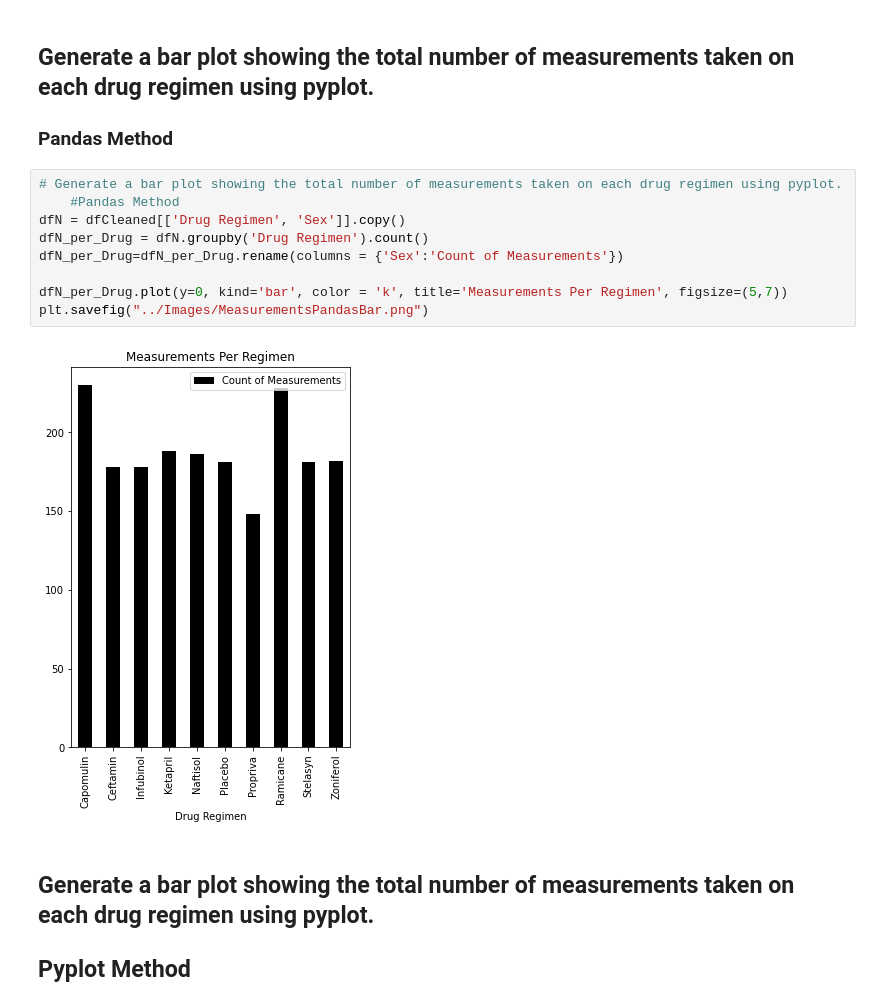
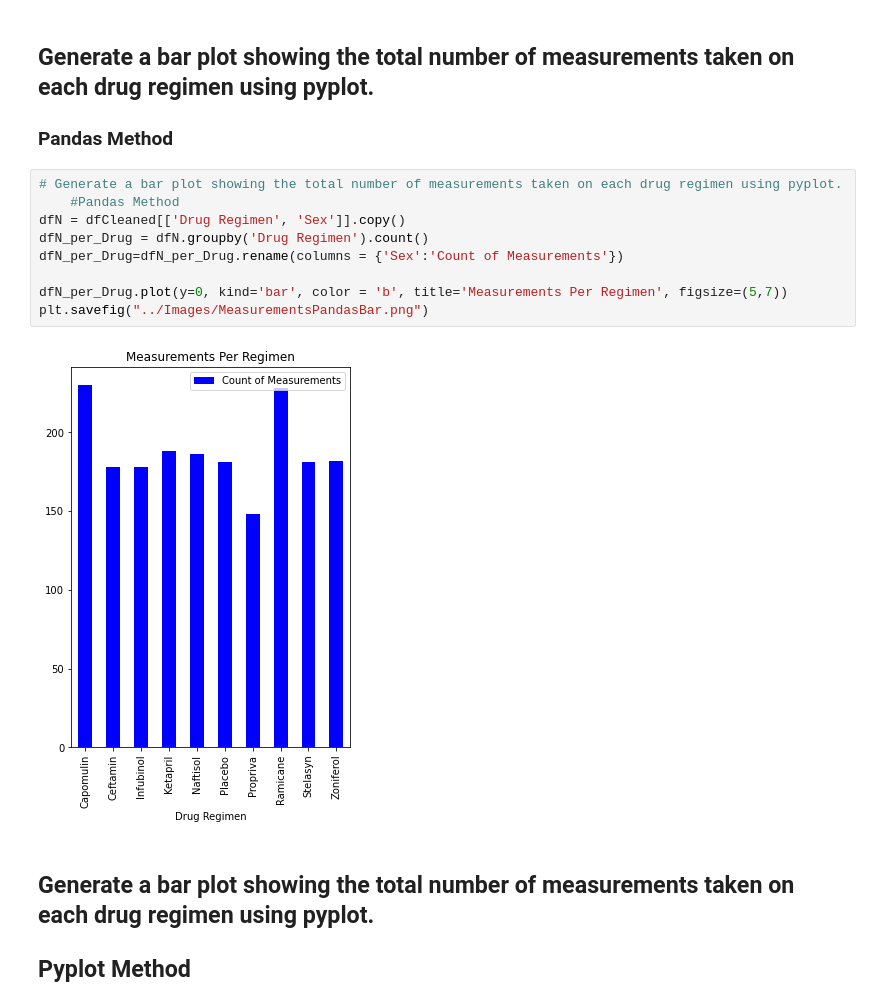
Before and after one commit to d4t4Guy/MatPlotLib, a Jupyter notebook: Pymaceuticals/Pymaceuticals_APS.ipynb, the cells around one changed output. Cells and saved outputs as stored; diff of their text form.

```diff
--- a/Pymaceuticals/Pymaceuticals_APS.ipynb
+++ b/Pymaceuticals/Pymaceuticals_APS.ipynb
@@ -214,14 +225,14 @@ df.groupby('Drug Regimen').agg({'Tumor Volume':['mean', 'median', 'var', 'std',
 # %%
 # Generate a bar plot showing the total number of measurements taken on each drug regimen using pyplot.
     #Pandas Method
 dfN = dfCleaned[['Drug Regimen', 'Sex']].copy()
 dfN_per_Drug = dfN.groupby('Drug Regimen').count()
 dfN_per_Drug=dfN_per_Drug.rename(columns = {'Sex':'Count of Measurements'})
 
-dfN_per_Drug.plot(y=0, kind='bar', color = 'k', title='Measurements Per Regimen', figsize=(5,7))
+dfN_per_Drug.plot(y=0, kind='bar', color = 'b', title='Measurements Per Regimen', figsize=(5,7))
 plt.savefig("../Images/MeasurementsPandasBar.png")
 # %% [output]
-[figure, old version]
+[figure, new version]
 # %% [markdown]
 ## Generate a bar plot showing the total number of measurements taken on each drug regimen using pyplot.
 
```
Also changed, not shown: parts of 6 cells of this notebook.
